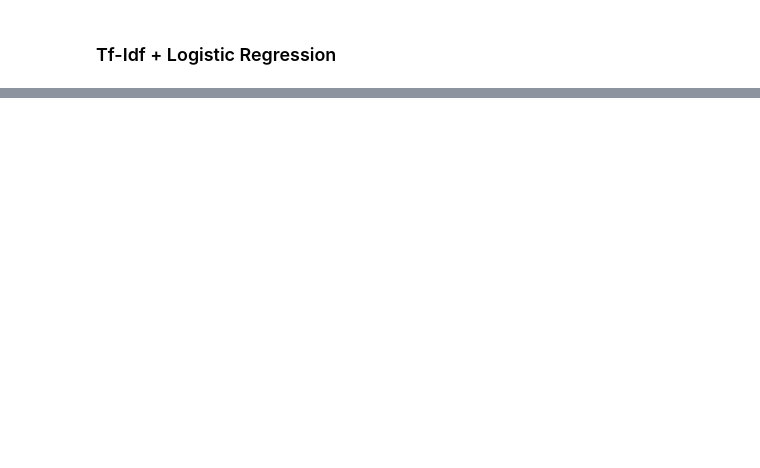
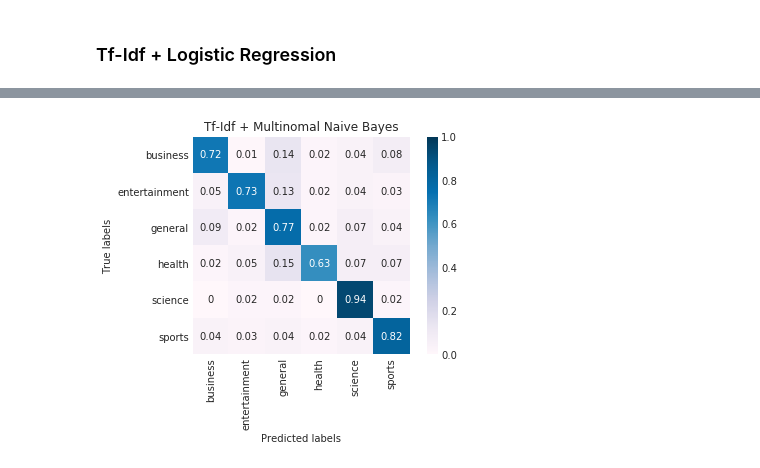
Before and after one commit to Yvainovski/News_Recommendation_System, a Jupyter notebook: model_linear_tfidf.ipynb, the cells around one changed output, grey strips where cells are left out. Cells and saved outputs as stored; diff of their text form; code cells hidden in the pictures; blank space fills up the shorter version.

```diff
--- a/model_linear_tfidf.ipynb
+++ b/model_linear_tfidf.ipynb
@@ -83,0 +87,21 @@ score 0.784285714286
+# %%
+import seaborn as sns
+from sklearn.metrics import confusion_matrix
+
+categories = ['business','entertainment','general','health',
+            'science', 'sports']
+con_mat = confusion_matrix(Y_test,Y_pred).astype(np.float)
+for i,row in enumerate(con_mat):
+    row = row / float(sum(row))
+    con_mat[i] = row.round(2)
+
+with sns.axes_style("white"):
+    ax = sns.heatmap(con_mat, vmax=1, vmin=0 ,square=True, xticklabels=categories,
+                     yticklabels=categories,cmap="PuBu",annot =True)
+
+plt.title("Tf-Idf + Multinomal Naive Bayes")
+plt.ylabel('True labels')
+plt.xlabel('Predicted labels')
+plt.show()
+# %% [output]
+[figure, added]
```
Also changed, not shown: parts of 4 cells of this notebook, 1 other file.
